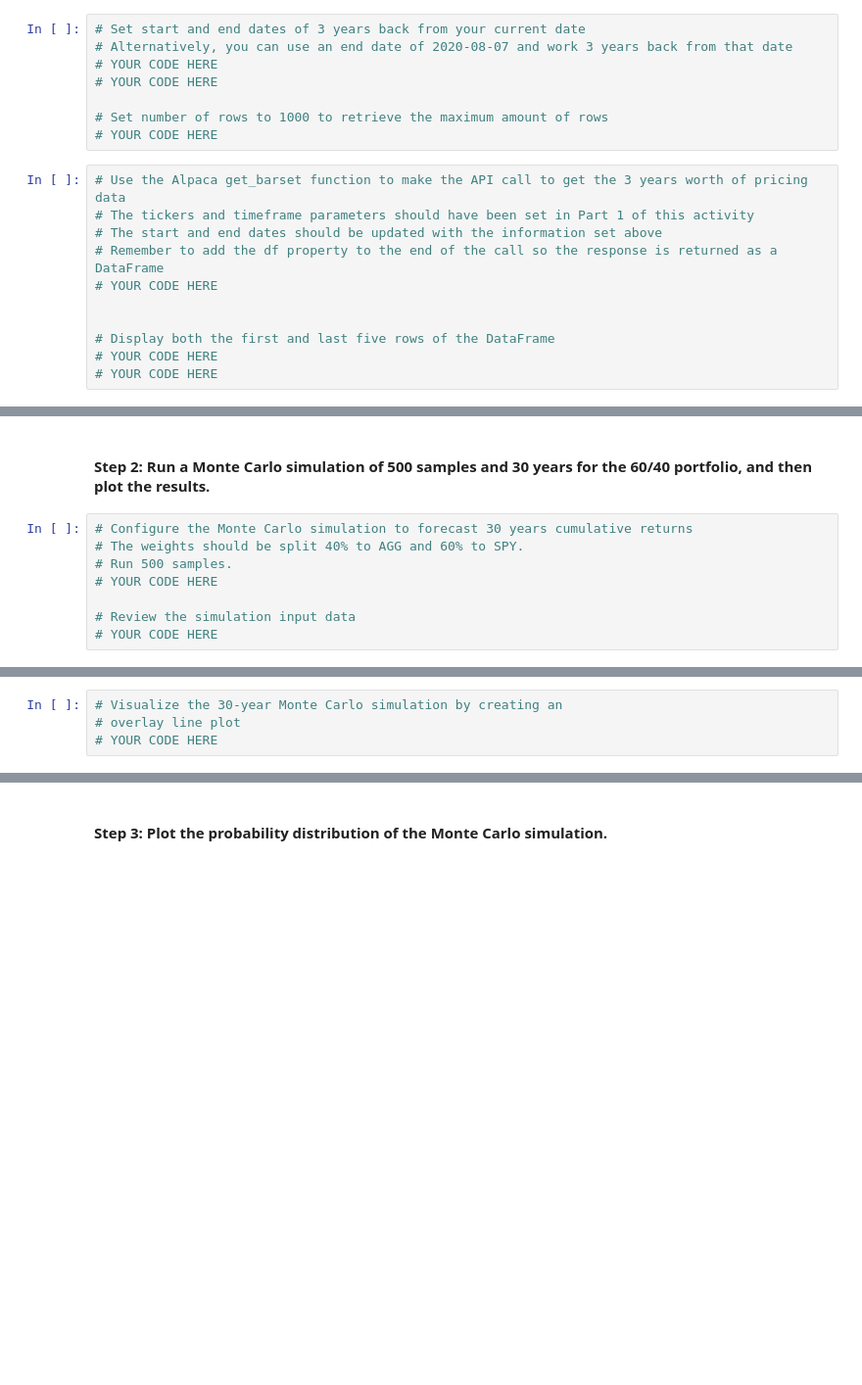
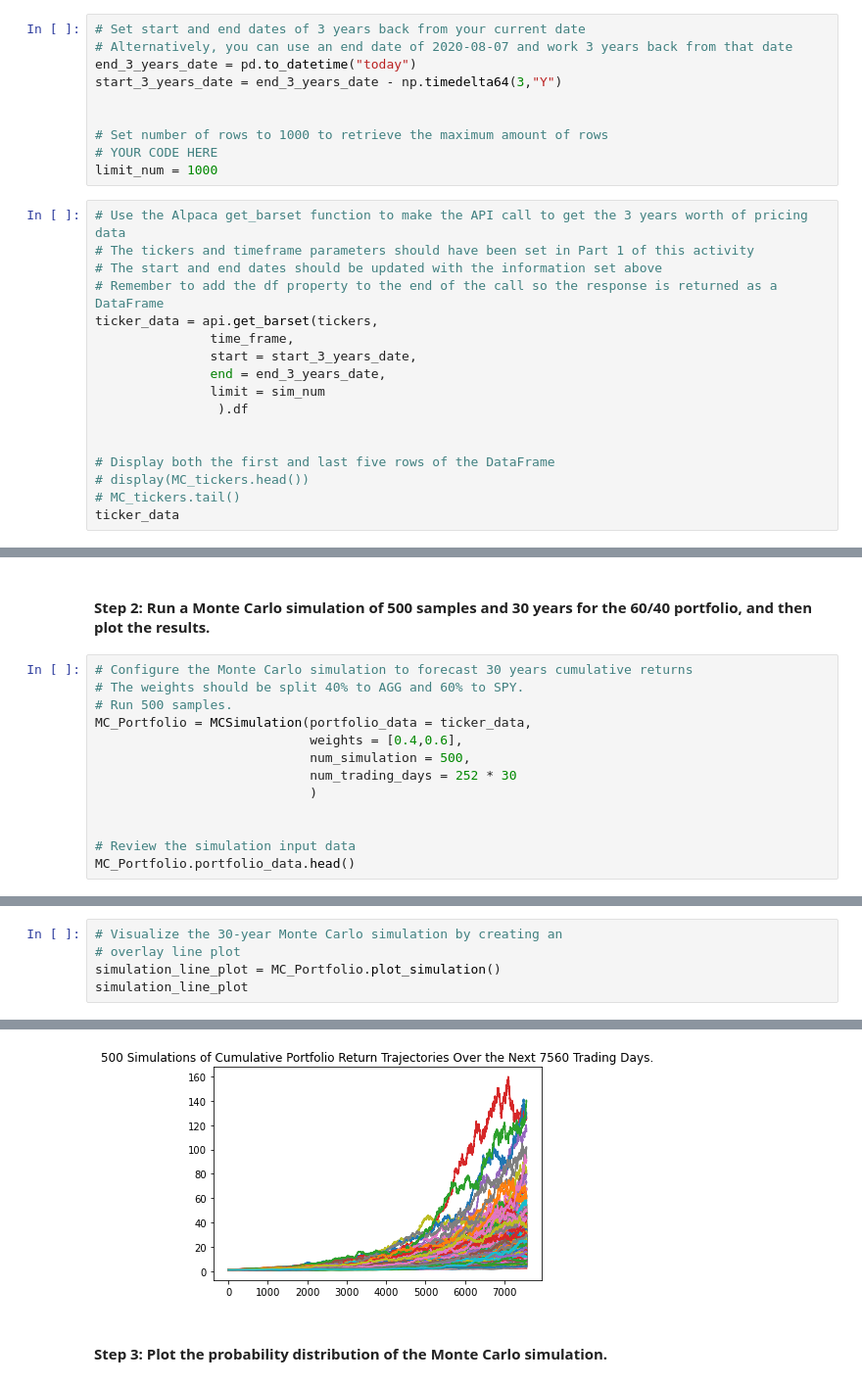
Before and after one commit to endie5/Challenge5, a Jupyter notebook: financial_planning_tools.ipynb, the cells around one changed output, grey strips where cells are left out. Shown: that part at 98% size. Cells and saved outputs as stored; diff of their text form; blank space fills up the shorter version.

```diff
--- a/financial_planning_tools.ipynb
+++ b/financial_planning_tools.ipynb
@@ -429,19 +430,27 @@ In this section, you’ll use the MCForecastTools library to create a Monte Carl
 # %%
 # Set start and end dates of 3 years back from your current date
 # Alternatively, you can use an end date of 2020-08-07 and work 3 years back from that date
-# YOUR CODE HERE
-# YOUR CODE HERE
+end_3_years_date = pd.to_datetime("today")
+start_3_years_date = end_3_years_date - np.timedelta64(3,"Y")
+
 
 # Set number of rows to 1000 to retrieve the maximum amount of rows
 # YOUR CODE HERE
+limit_num = 1000
 # %%
 # Use the Alpaca get_barset function to make the API call to get the 3 years worth of pricing data
 # The tickers and timeframe parameters should have been set in Part 1 of this activity
 # The start and end dates should be updated with the information set above
 # Remember to add the df property to the end of the call so the response is returned as a DataFrame
-# YOUR CODE HERE
+ticker_data = api.get_barset(tickers,
+               time_frame,
+               start = start_3_years_date,
+               end = end_3_years_date,
+               limit = sim_num
+                ).df
 
 
 # Display both the first and last five rows of the DataFrame
-# YOUR CODE HERE
-# YOUR CODE HERE
+# display(MC_tickers.head())
+# MC_tickers.tail()
+ticker_data
@@ -451,7 +476,12 @@ In this section, you’ll use the MCForecastTools library to create a Monte Carl
 # Configure the Monte Carlo simulation to forecast 30 years cumulative returns
 # The weights should be split 40% to AGG and 60% to SPY.
 # Run 500 samples.
-# YOUR CODE HERE
+MC_Portfolio = MCSimulation(portfolio_data = ticker_data,
+                            weights = [0.4,0.6],
+                            num_simulation = 500,
+                            num_trading_days = 252 * 30
+                            )
+
 
 # Review the simulation input data
-# YOUR CODE HERE
+MC_Portfolio.portfolio_data.head()
@@ -461,4 +531,6 @@ In this section, you’ll use the MCForecastTools library to create a Monte Carl
 # %%
 # Visualize the 30-year Monte Carlo simulation by creating an
 # overlay line plot
-# YOUR CODE HERE
+simulation_line_plot = MC_Portfolio.plot_simulation()
+simulation_line_plot
+# %% [output]
@@ -465,3 +538,4 @@ In this section, you’ll use the MCForecastTools library to create a Monte Carl
+[figure, added]
 # %% [markdown]
 #### Step 3: Plot the probability distribution of the Monte Carlo simulation.
 # %%
```
Also changed, not shown: parts of 19 cells of this notebook, 1 other file.
